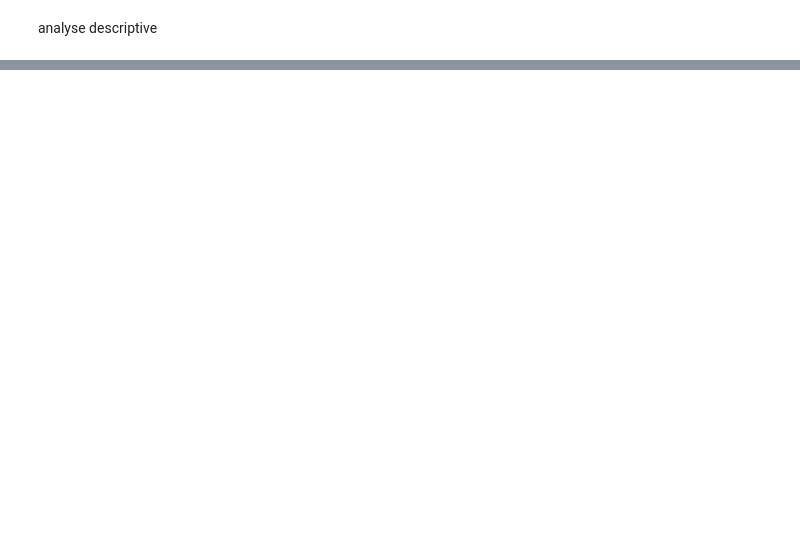
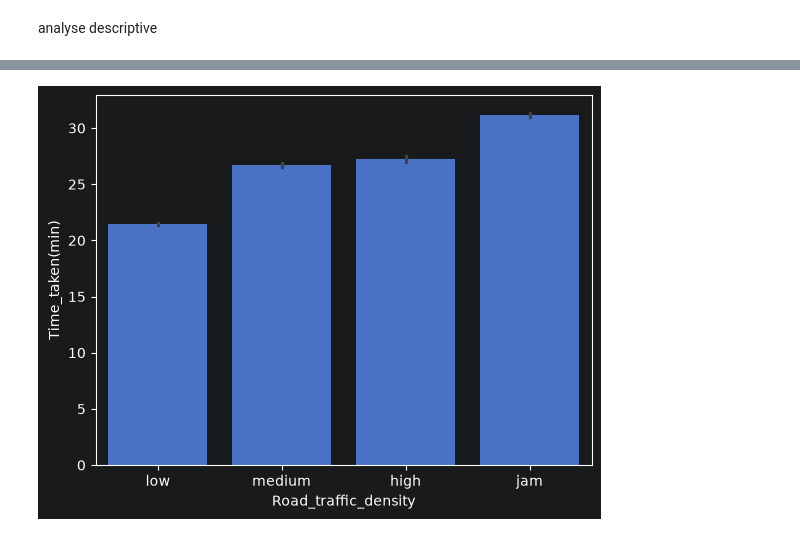
Before and after one commit to amineelhailaa/DeliveryETL, a Jupyter notebook: notebooks/01_delivery_eta.ipynb, the cells around one changed output, grey strips where cells are left out. Cells and saved outputs as stored; diff of their text form; code cells hidden in the pictures; blank space fills up the shorter version.

```diff
--- a/notebooks/01_delivery_eta.ipynb
+++ b/notebooks/01_delivery_eta.ipynb
@@ -215,12 +202,10 @@ plot the target distribution and report its median , spread and long tail
 # %%
-ax.hist(
-      ytrain,
-      bins=40,
-      edgecolor="black"
-  )
-
-ax.set_title("Distrubition")
-ax.set_xlabel("Delivery time")
-ax.set_ylabel("count")
-plt.tight_layout()
+sns.barplot(
+    data=cleaned_df,
+    x="Road_traffic_density",
+    y="Time_taken(min)",
+)
+plt.xticks([0,1,2,3], ["low", "medium", "high", "jam"])
 plt.show()
+# %% [output]
+[figure, added]
```
Also changed, not shown: parts of 14 cells of this notebook.
